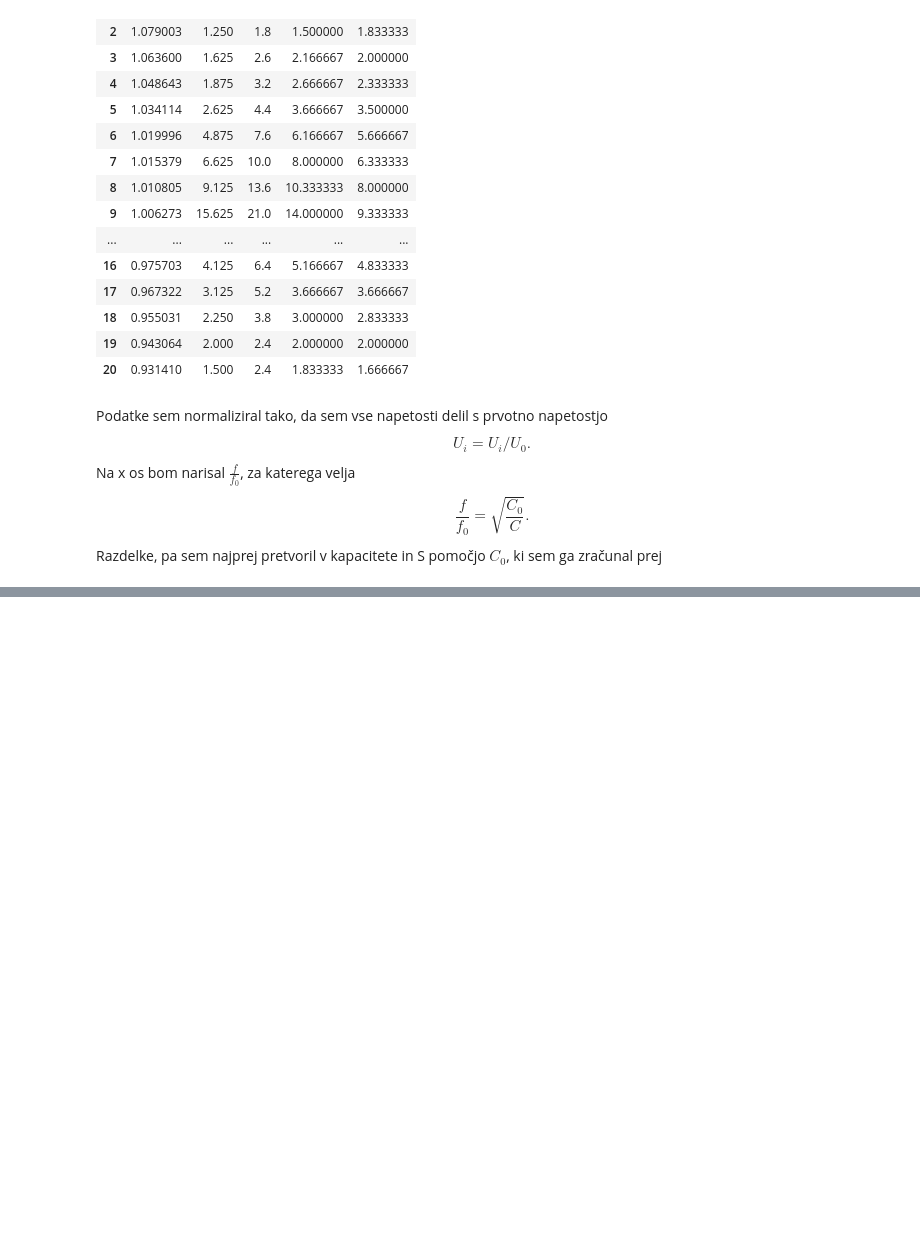
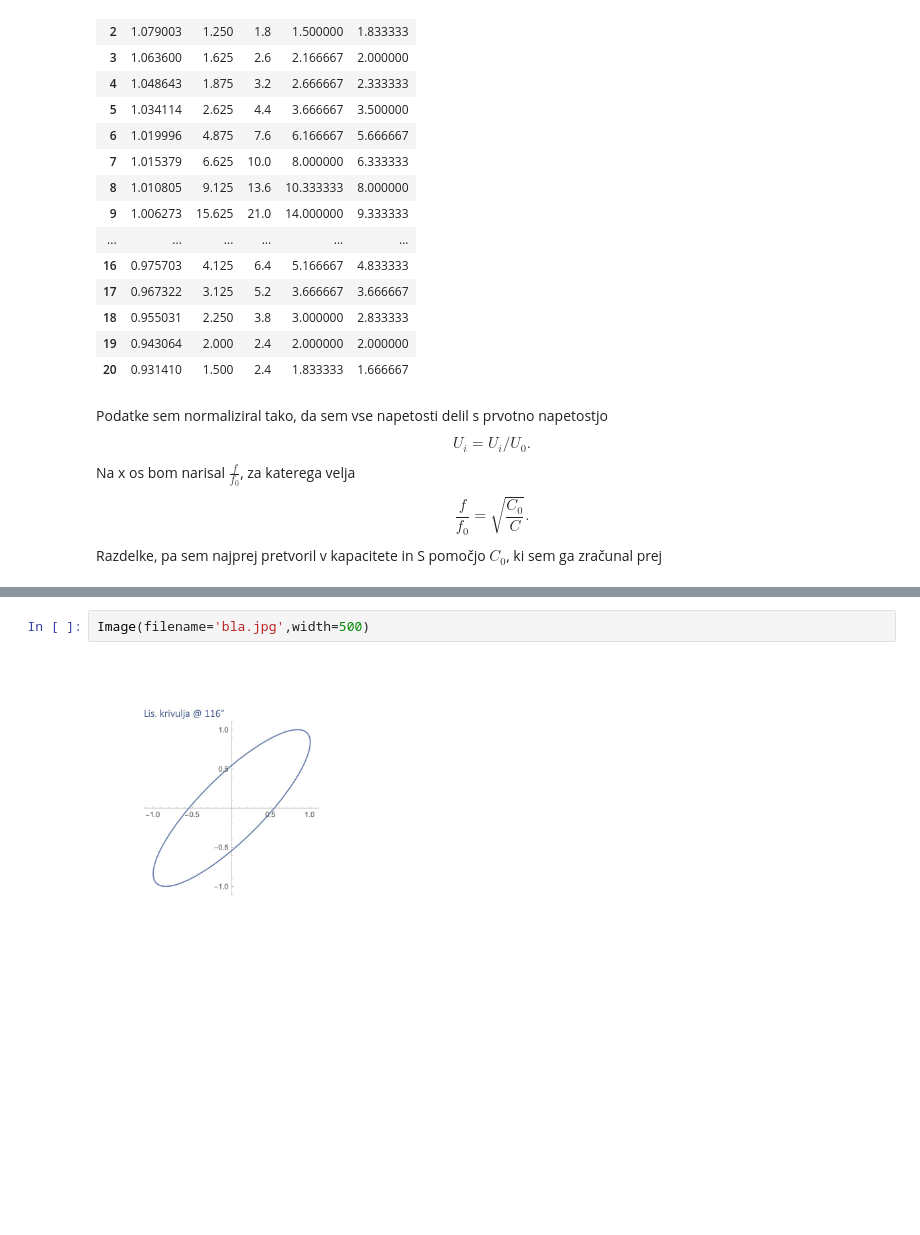
Before and after one commit to gregpr07/fizikalniPraktikum2, a Jupyter notebook: vaja43/obdelava43.ipynb, the cells around one changed output, grey strips where cells are left out. Saved outputs shown, nothing was run; the diff lists cells and outputs as text; blank space fills up the shorter version.

```diff
--- a/vaja43/obdelava43.ipynb
+++ b/vaja43/obdelava43.ipynb
@@ -220,0 +220,4 @@ No handles with labels found to put in legend.
+# %%
+Image(filename='bla.jpg',width=500)
+# %% [output]
+[figure, added]
```
Also changed, not shown: parts of 7 cells of this notebook, 3 other files.
